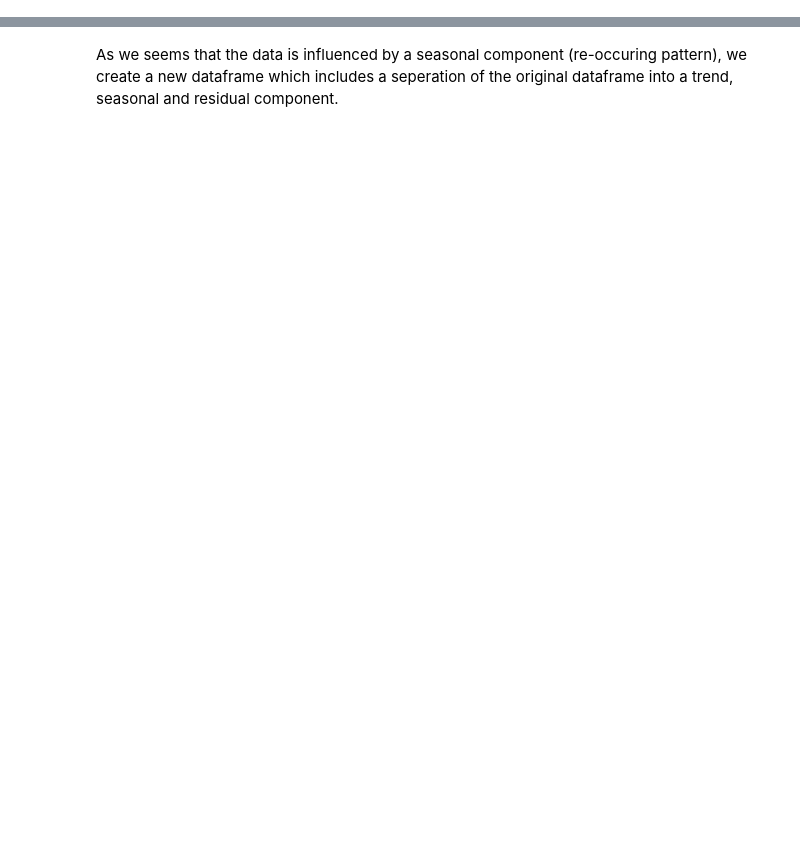
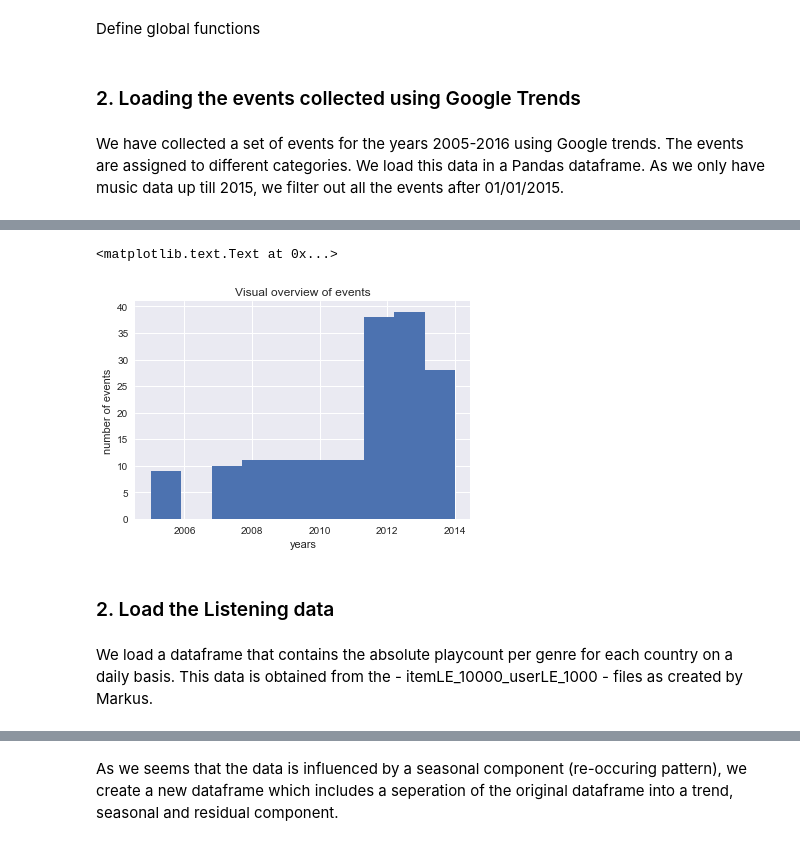
Before and after one commit to EelcoWiechert/JKU2017_music_events_impact, a Jupyter notebook: t_test.ipynb, the cells around one changed output, grey strips where cells are left out. Cells and saved outputs as stored; diff of their text form; code cells hidden in the pictures; blank space fills up the shorter version.

```diff
--- a/t_test.ipynb
+++ b/t_test.ipynb
@@ -38,17 +0,0 @@ We load the events in a Pandas dataframe and create a new column that contains t
-# %%
-events = read_events("data/events.csv")
-
-dates = []
-for index, row in events.iterrows():
-    date = str(events.iloc[index]['year']) + "-" + str(events.iloc[index]['month']) + "-" + str(events.iloc[index]['day'])
-    dates.append(date)
-
-# CREATE A NEW DATA FRAME AND MERGE WITH EVENT DATA FRAME
-df2 = pd.DataFrame(dates, columns=['date'])
-events = pd.concat([events, df2], axis=1)
-events['date'] = pd.to_datetime(events['date'], format='%Y-%m-%d')
-
-# APPLY FILTER TO EVENT DATA FRAME
-events_filtered = events[(events['year'] < 2015)]
-
-print(events_filtered.head())
@@ -172,0 +23,2 @@ ISIS 2014-08-20 00:00:00 Ttest_indResult(statistic=5.1417122243390434, pvalue=0.
+# %% [markdown]
+Define global functions
@@ -172,0 +32,52 @@ ISIS 2014-08-20 00:00:00 Ttest_indResult(statistic=5.1417122243390434, pvalue=0.
+# %% [markdown]
+### 2. Loading the events collected using Google Trends
+# %% [markdown]
+We have collected a set of events for the years 2005-2016 using Google trends. The events are assigned to different categories. We load this data in a Pandas dataframe. As we only have music data up till 2015, we filter out all the events after 01/01/2015.
+# %%
+events = read_events("../data/events.csv")
+
+# The dataset has the year, month, and day in three different cells. We would like to have this information in one cell
+dates = []
+for index, row in events.iterrows():
+    date = str(events.iloc[index]['year']) + "-" + str(events.iloc[index]['month']) + "-" + str(events.iloc[index]['day'])
+    dates.append(date)
+
+# CREATE A NEW DATA FRAME AND MERGE WITH EVENT DATA FRAME
+df2 = pd.DataFrame(dates, columns=['date'])
+events = pd.concat([events, df2], axis=1)
+events['date'] = pd.to_datetime(events['date'], format='%Y-%m-%d')
+
+# Drop duplicates
+events.drop_duplicates(subset=['description', 'date'], keep='first', inplace=True)
+
+# APPLY FILTER TO EVENT DATA FRAME
+events_filtered = events[(events['year'] < 2015)]
+
+print('')
+print('---------------------------------------------------------')
+print('')
+
+print('Preview of the dataset')
+print('')
+
+print(events_filtered.head())
+
+print('')
+print('---------------------------------------------------------')
+print('')
+
+print('Total number of events: %s' % len(list(events_filtered.description)))
+
+print('')
+print('---------------------------------------------------------')
+print('')
+
+print('Visual overview of events')
+print('')
+
+plt.hist(list(events_filtered.year))
+
+plt.title('Visual overview of events')
+plt.xlabel('years')
+plt.ylabel('number of events')
+# %% [output]
@@ -172,0 +102,6 @@ ISIS 2014-08-20 00:00:00 Ttest_indResult(statistic=5.1417122243390434, pvalue=0.
+<matplotlib.text.Text at 0x...>
+[figure, added]
+# %% [markdown]
+### 2. Load the Listening data
+# %% [markdown]
+We load a dataframe that contains the absolute playcount per genre for each country on a daily basis. This data is obtained from the - itemLE_10000_userLE_1000 -  files as created by Markus.
```
Also changed, not shown: parts of 53 cells of this notebook, 2 other files.
